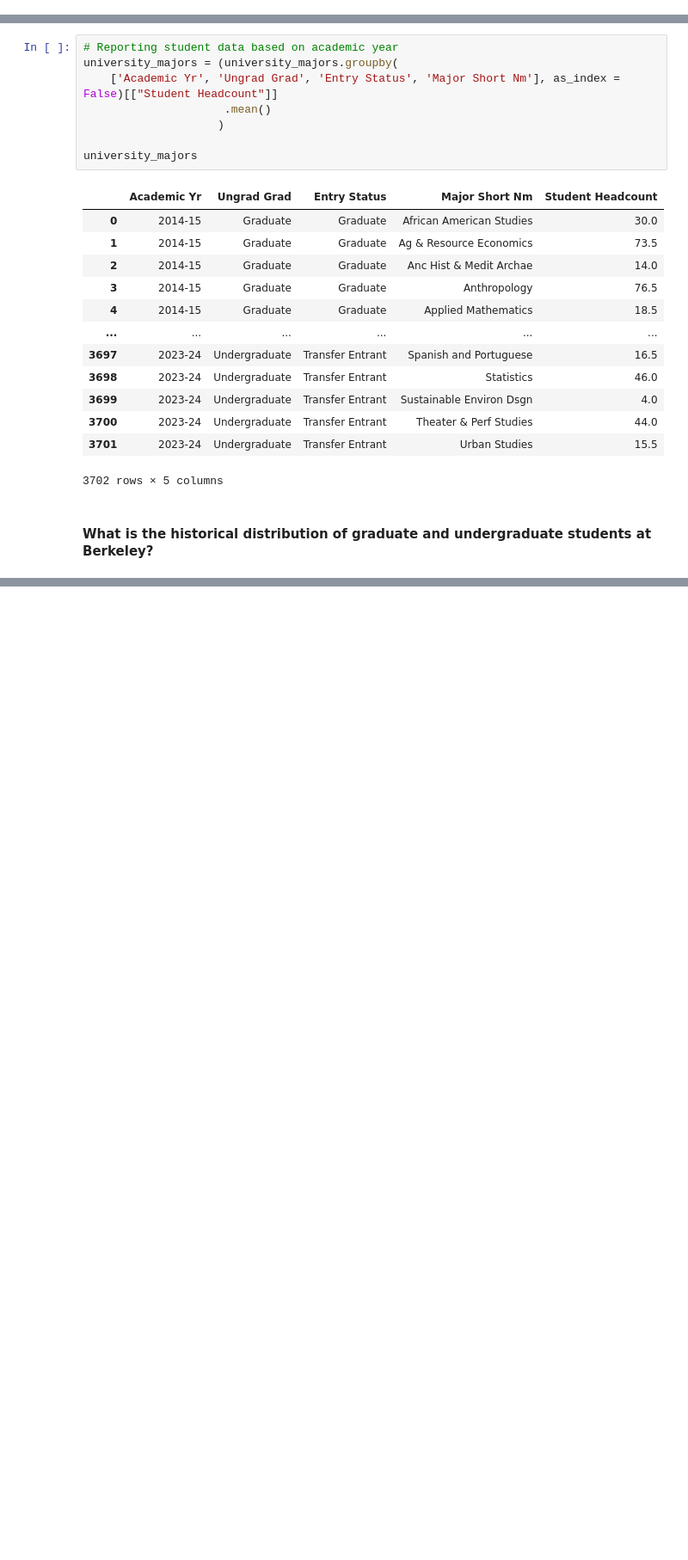
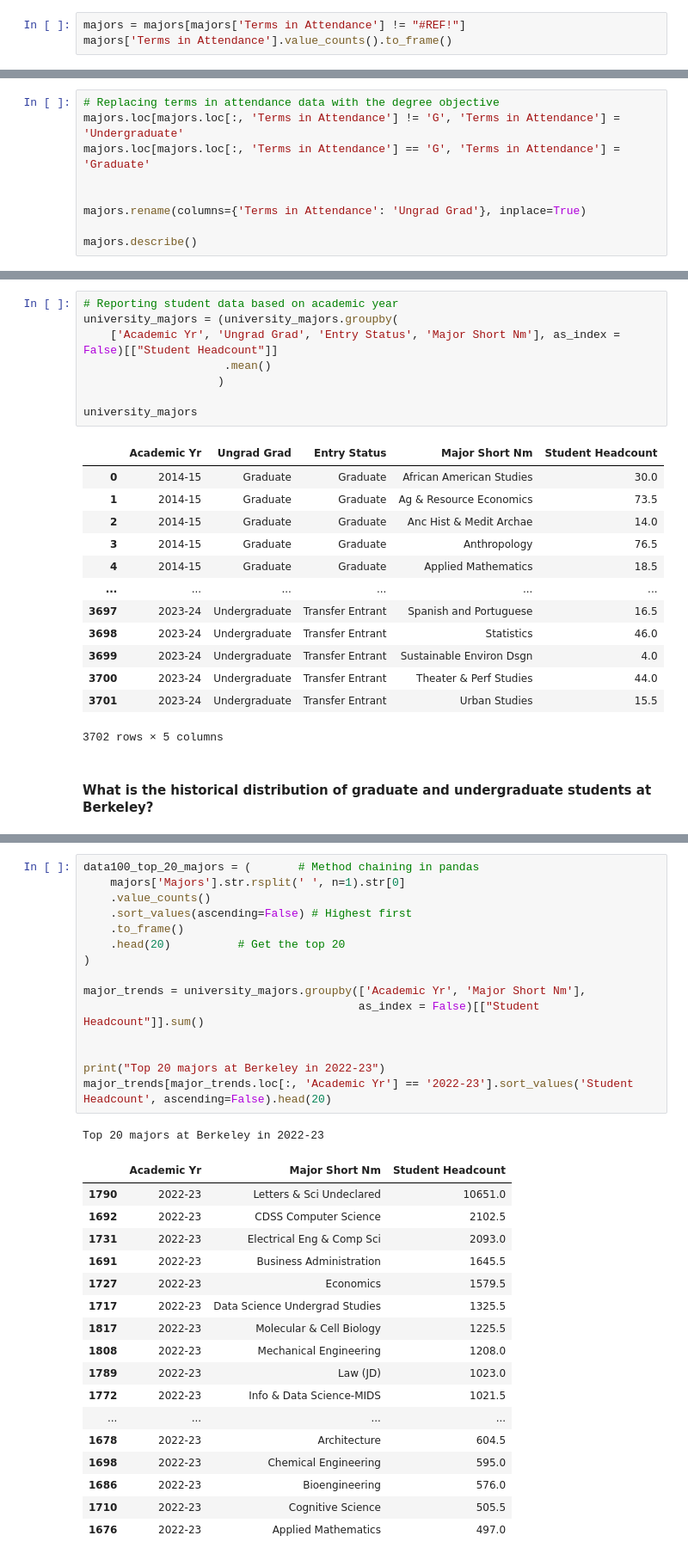
Before and after one commit to Limour-dev/ds100, a Jupyter notebook: lec01/lec01py.ipynb, the cells around one changed output, grey strips where cells are left out. Shown: that part at 86% size. Drawn from its saved outputs; the diff is of its cells as text; blank space fills up the shorter version.

```diff
--- a/lec01/lec01py.ipynb
+++ b/lec01/lec01py.ipynb
@@ -21,0 +180,3 @@ import plotly.express as px
+# %%
+majors = majors[majors['Terms in Attendance'] != "#REF!"]
+majors['Terms in Attendance'].value_counts().to_frame()
@@ -21,0 +277,9 @@ import plotly.express as px
+# %%
+# Replacing terms in attendance data with the degree objective
+majors.loc[majors.loc[:, 'Terms in Attendance'] != 'G', 'Terms in Attendance'] = 'Undergraduate'
+majors.loc[majors.loc[:, 'Terms in Attendance'] == 'G', 'Terms in Attendance'] = 'Graduate'
+
+
+majors.rename(columns={'Terms in Attendance': 'Ungrad Grad'}, inplace=True)
+
+majors.describe()
@@ -103,0 +421,34 @@ fig.show()
+# %%
+data100_top_20_majors = (       # Method chaining in pandas
+    majors['Majors'].str.rsplit(' ', n=1).str[0]
+    .value_counts()
+    .sort_values(ascending=False) # Highest first
+    .to_frame()
+    .head(20)          # Get the top 20
+)
+
+major_trends = university_majors.groupby(['Academic Yr', 'Major Short Nm'],
+                                         as_index = False)[["Student Headcount"]].sum()
+
+
+print("Top 20 majors at Berkeley in 2022-23")
+major_trends[major_trends.loc[:, 'Academic Yr'] == '2022-23'].sort_values('Student Headcount', ascending=False).head(20)
+# %% [output]
+Top 20 majors at Berkeley in 2022-23
+|  | Academic Yr | Major Short Nm | Student Headcount |
+| 1790 | 2022-23 | Letters & Sci Undeclared | 10651.0 |
+| 1692 | 2022-23 | CDSS Computer Science | 2102.5 |
+| 1731 | 2022-23 | Electrical Eng & Comp Sci | 2093.0 |
+| 1691 | 2022-23 | Business Administration | 1645.5 |
+| 1727 | 2022-23 | Economics | 1579.5 |
+| 1717 | 2022-23 | Data Science Undergrad Studies | 1325.5 |
+| 1817 | 2022-23 | Molecular & Cell Biology | 1225.5 |
+| 1808 | 2022-23 | Mechanical Engineering | 1208.0 |
+| 1789 | 2022-23 | Law (JD) | 1023.0 |
+| 1772 | 2022-23 | Info & Data Science-MIDS | 1021.5 |
+| ... | ... | ... | ... |
+| 1678 | 2022-23 | Architecture | 604.5 |
+| 1698 | 2022-23 | Chemical Engineering | 595.0 |
+| 1686 | 2022-23 | Bioengineering | 576.0 |
+| 1710 | 2022-23 | Cognitive Science | 505.5 |
+| 1676 | 2022-23 | Applied Mathematics | 497.0 |
```
Also changed, not shown: parts of 44 cells of this notebook, 2 other files.
